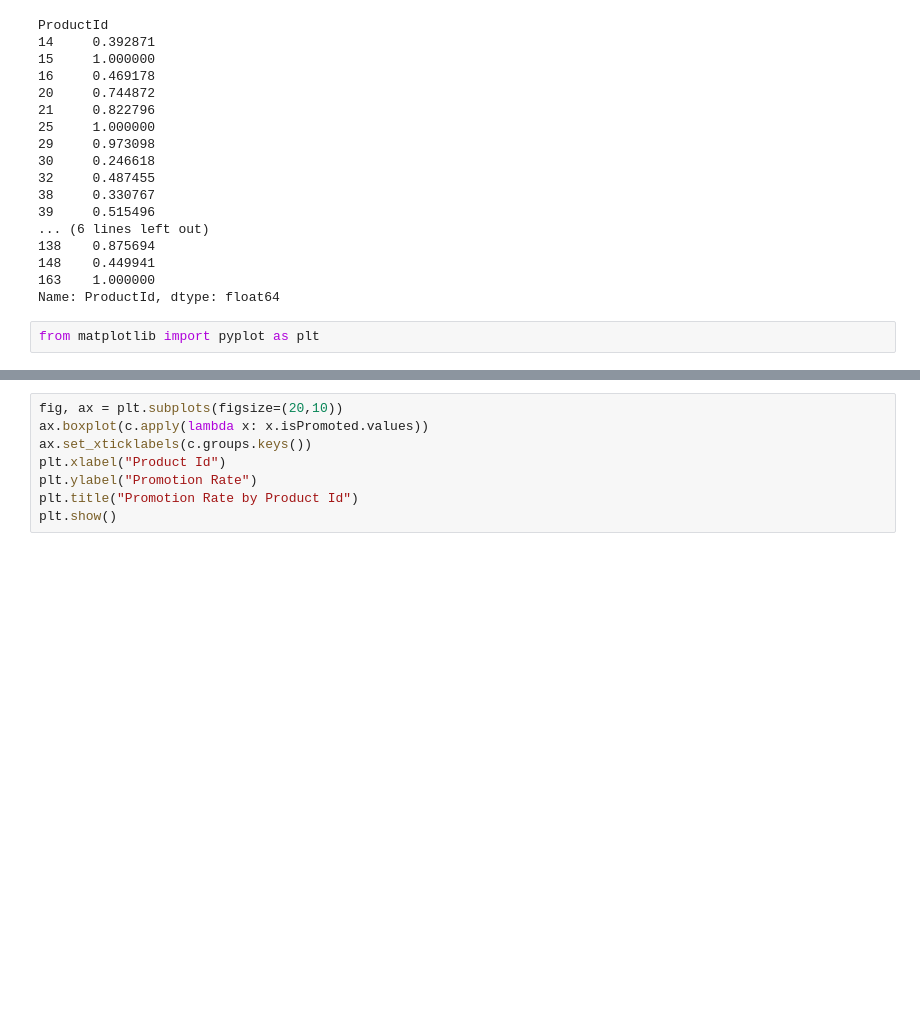
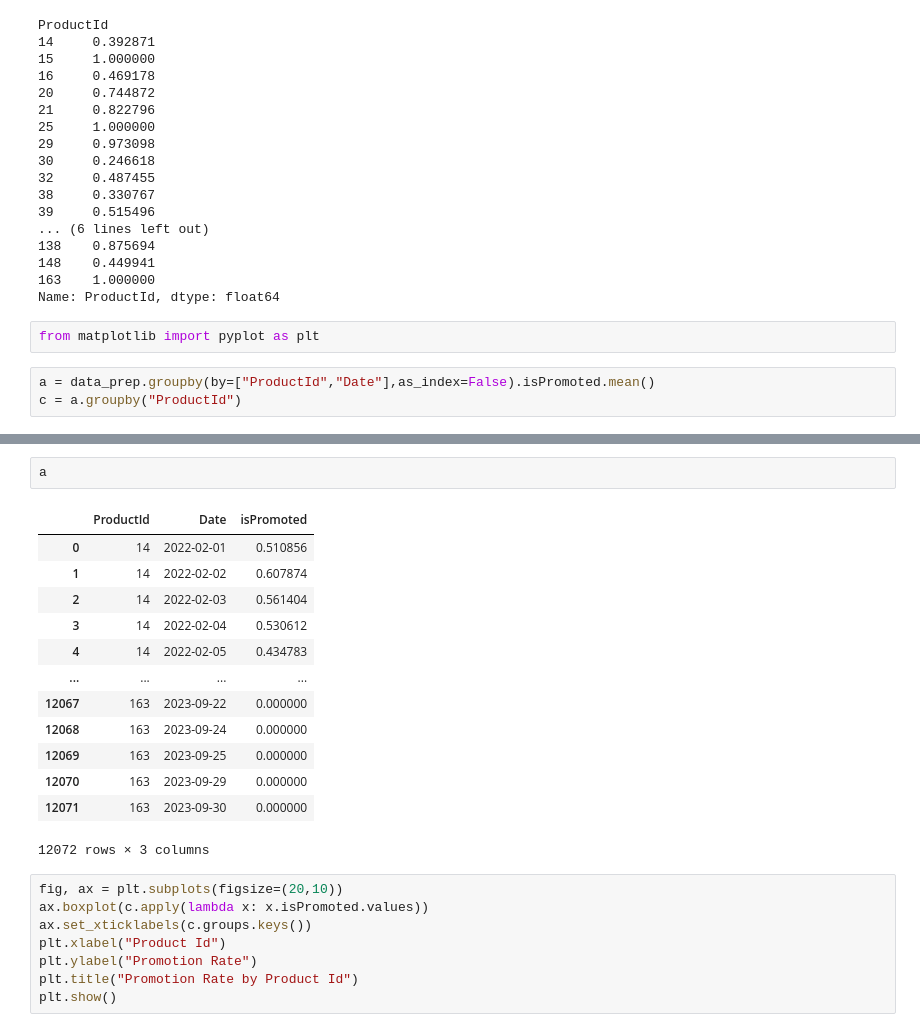
Before and after one commit to ayigitdogan/PharmaProject, a Jupyter notebook: PromotionAnalysis.ipynb, the cells around one changed output, grey strips where cells are left out. Saved outputs shown, nothing was run; the diff lists cells and outputs as text; blank space fills up the shorter version.

```diff
--- a/PromotionAnalysis.ipynb
+++ b/PromotionAnalysis.ipynb
@@ -59,3 +59,6 @@ ProductId
 Name: ProductId, dtype: float64
 # %%
 from matplotlib import pyplot as plt
+# %%
+a = data_prep.groupby(by=["ProductId","Date"],as_index=False).isPromoted.mean()
+c = a.groupby("ProductId")
@@ -62,3 +83,19 @@ from matplotlib import pyplot as plt
+# %%
+a
+# %% [output]
+|  | ProductId | Date | isPromoted |
+| 0 | 14 | 2022-02-01 | 0.510856 |
+| 1 | 14 | 2022-02-02 | 0.607874 |
+| 2 | 14 | 2022-02-03 | 0.561404 |
+| 3 | 14 | 2022-02-04 | 0.530612 |
+| 4 | 14 | 2022-02-05 | 0.434783 |
+| ... | ... | ... | ... |
+| 12067 | 163 | 2023-09-22 | 0.000000 |
+| 12068 | 163 | 2023-09-24 | 0.000000 |
+| 12069 | 163 | 2023-09-25 | 0.000000 |
+| 12070 | 163 | 2023-09-29 | 0.000000 |
+| 12071 | 163 | 2023-09-30 | 0.000000 |
+12072 rows × 3 columns
 # %%
 fig, ax = plt.subplots(figsize=(20,10))
 ax.boxplot(c.apply(lambda x: x.isPromoted.values))
```
Also changed, not shown: parts of 4 cells of this notebook.
